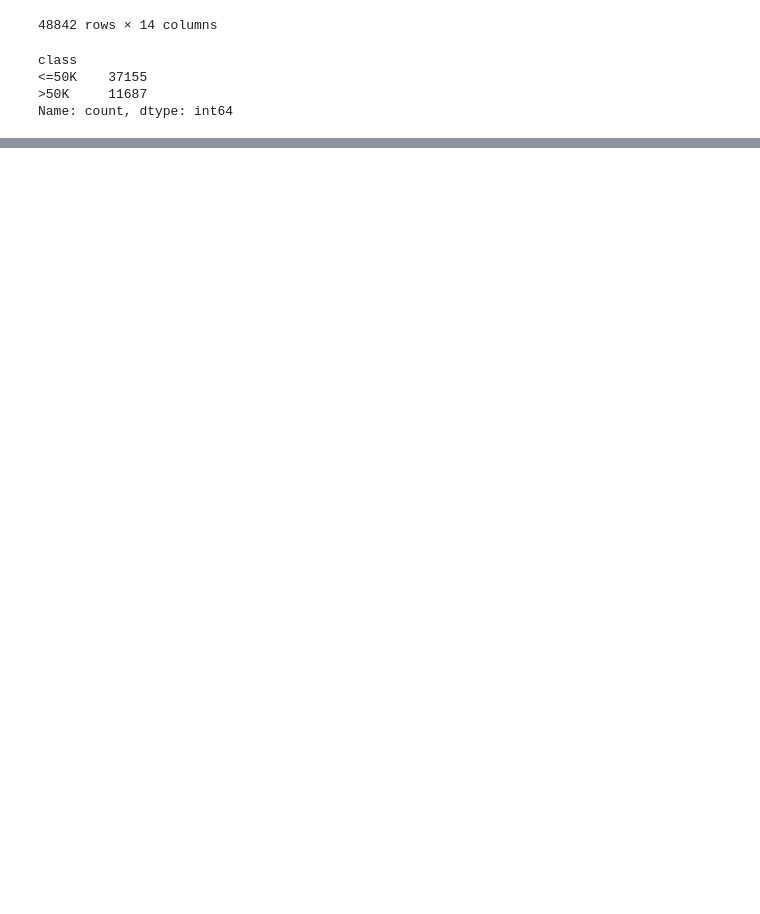
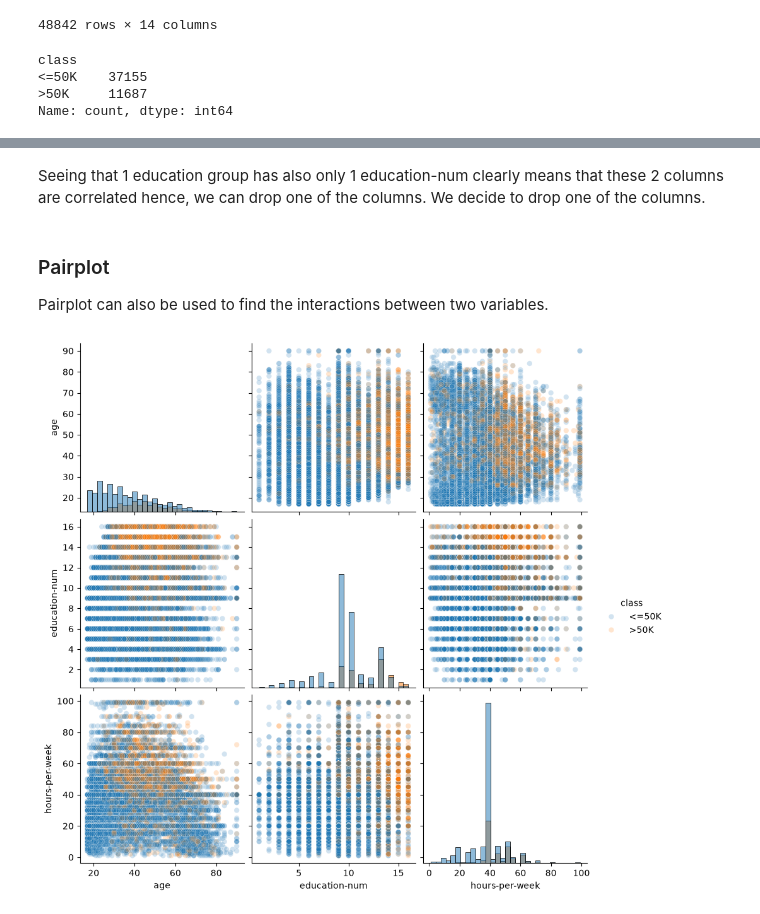
Before and after one commit to tanjoash/no-ai-data-science, a Jupyter notebook: 01-Scikit-learn-ML/01-predictive-modelling-pipeline/01-explore.ipynb, the cells around one changed output, grey strips where cells are left out. Drawn from its saved outputs; the diff is of its cells as text; code cells hidden in the pictures; blank space fills up the shorter version.

```diff
--- a/01-Scikit-learn-ML/01-predictive-modelling-pipeline/01-explore.ipynb
+++ b/01-Scikit-learn-ML/01-predictive-modelling-pipeline/01-explore.ipynb
@@ -32,0 +122,18 @@ Name: count, dtype: int64
+# %% [markdown]
+Seeing that 1 education group has also only 1 education-num clearly means that these 2 columns are correlated hence, we can drop one of the columns. We decide to drop one of the columns.
+# %% [markdown]
+### Pairplot
+Pairplot can also be used to find the interactions between two variables.
+# %%
+columns = ["age", "education-num", "hours-per-week"]
+_ = sns.pairplot(
+  data=adult_census,
+  vars=columns,
+  hue=target_column,
+  plot_kws={"alpha": 0.2},
+  height=3,
+  diag_kind="hist",
+  diag_kws={"bins": 30}
+)
+# %% [output]
+[figure, added]
```
Also changed, not shown: parts of 13 cells of this notebook, 5 other files.
